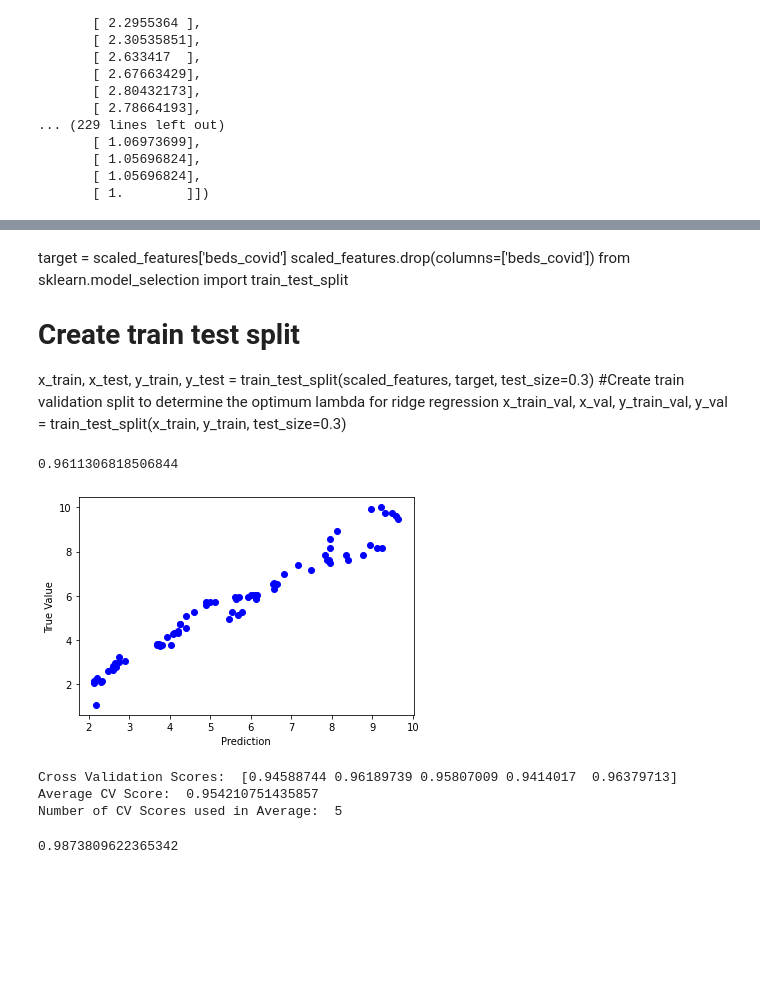
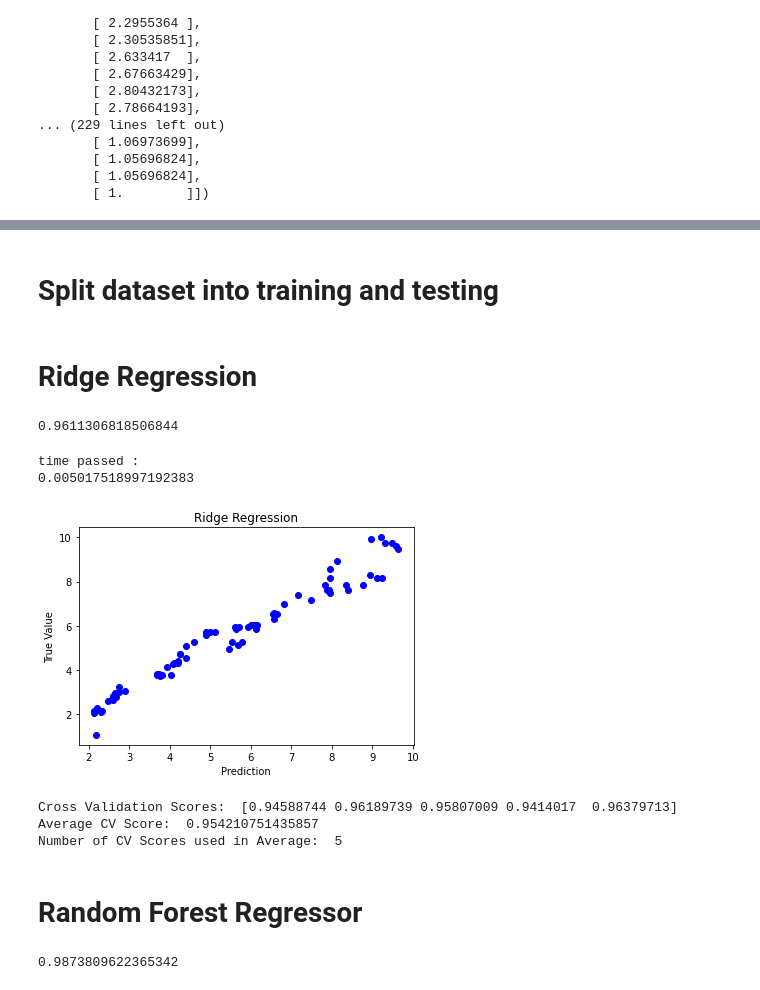
Before and after one commit to JsonLu0910/Ai-Lab3, a Jupyter notebook: Lab3_P7_G6.ipynb, the cells around one changed output, grey strips where cells are left out. Cells and saved outputs as stored; diff of their text form; code cells hidden in the pictures; blank space fills up the shorter version.

Commit message:
Time comparison

```diff
--- a/Lab3_P7_G6.ipynb
+++ b/Lab3_P7_G6.ipynb
@@ -263,15 +208,11 @@ print(knn.score(x_test, y_test))
-# %% [markdown]
-target = scaled_features['beds_covid']
-scaled_features.drop(columns=['beds_covid'])
-from sklearn.model_selection import train_test_split
-# Create train test split
-x_train, x_test, y_train, y_test = train_test_split(scaled_features, target, test_size=0.3)
-#Create train validation split to determine the optimum lambda for ridge regression
-x_train_val, x_val, y_train_val, y_val = train_test_split(x_train, y_train, test_size=0.3)
+# %% [markdown]
+# Split dataset into training and testing
 # %%
 from sklearn.model_selection import train_test_split
 # Create train test split
 x_train, x_test, y_train, y_test = train_test_split(scaled_features, target, test_size=0.3)
+# %% [markdown]
+# Ridge Regression
 # %%
 from sklearn.linear_model import Ridge
 regr = Ridge(alpha=1)
@@ -280,13 +221,21 @@ print(regr.score(x_test, y_test))
 # %% [output]
 0.9611306818506844
 # %%
+start = time.time()
 y_pred = regr.predict(x_test)
+end = time.time()
+RidgeSpeed = end - start
+print('time passed : ')
+print(RidgeSpeed)
 plt.scatter(y_pred, y_test, color ='b')
 plt.xlabel('Prediction')
 plt.ylabel('True Value')
+plt.title("Ridge Regression")
 plt.show()
 # %% [output]
+time passed :
+0.005017518997192383
-[figure, old version]
+[figure, new version]
 # %%
 from sklearn.model_selection import KFold, cross_val_score
 
@@ -301,6 +250,8 @@ print("Number of CV Scores used in Average: ", len(scores))
 Cross Validation Scores:  [0.94588744 0.96189739 0.95807009 0.9414017  0.96379713]
 Average CV Score:  0.954210751435857
 Number of CV Scores used in Average:  5
+# %% [markdown]
+# Random Forest Regressor
 # %%
 from sklearn.ensemble import RandomForestRegressor
 fregr = RandomForestRegressor()
```
Also changed, not shown: parts of 7 cells of this notebook.
